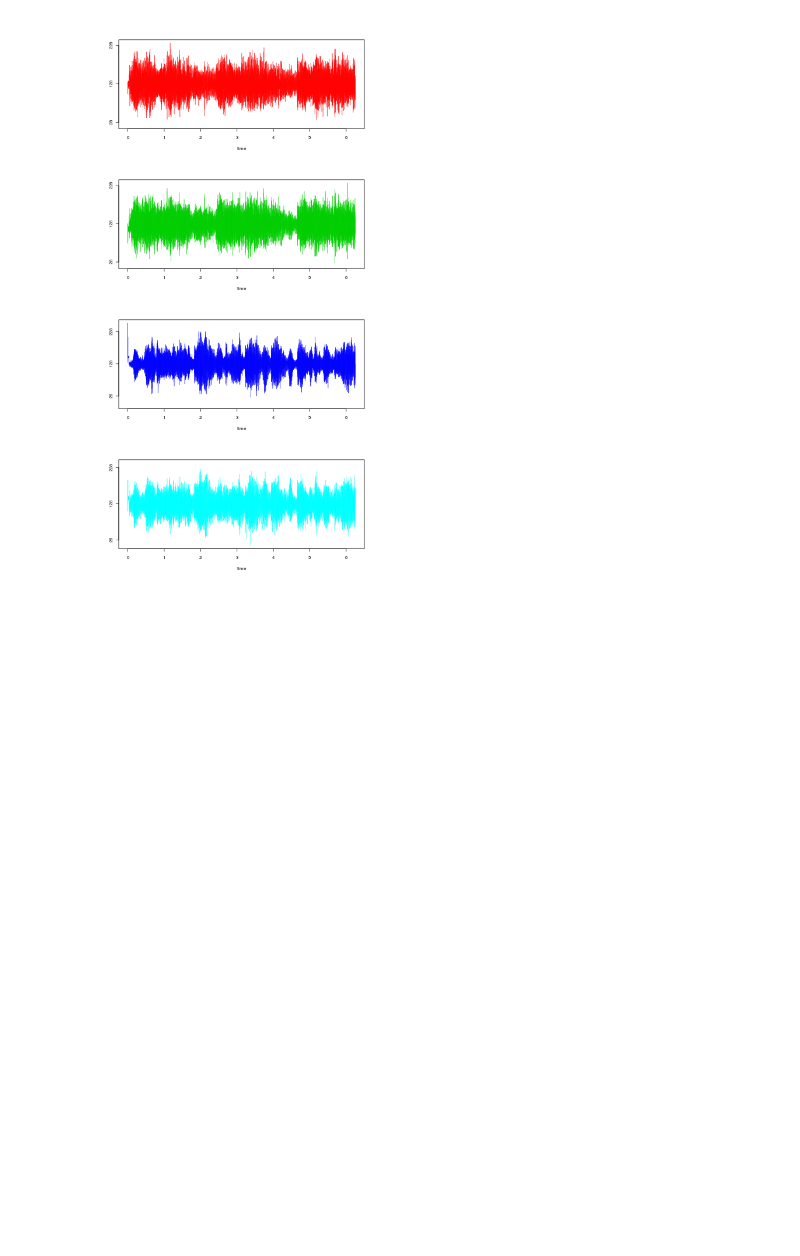
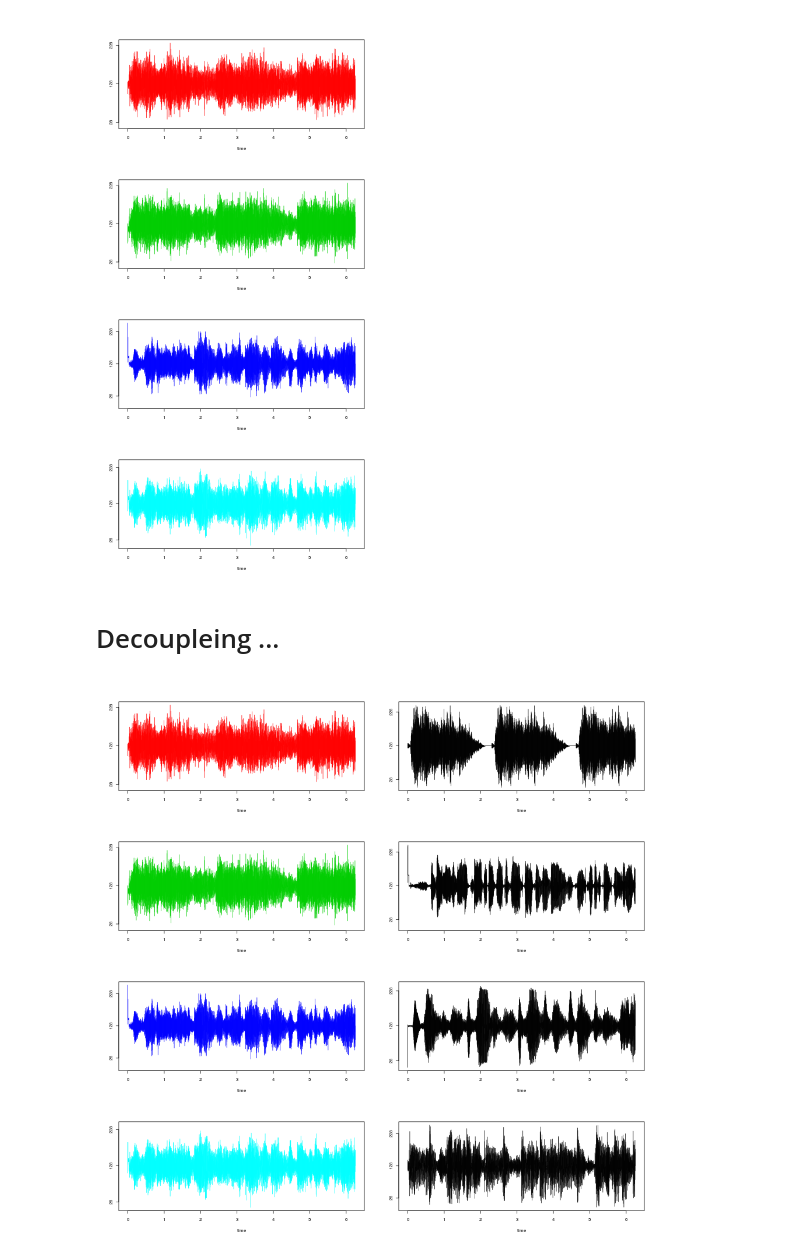
Before and after one commit to c3h3/OSSF-IntroDSwithR-20130118, a Jupyter notebook: LectureSlides.ipynb, the cells around one changed output. Saved outputs shown, nothing was run; the diff lists cells and outputs as text; code cells hidden in the pictures; blank space fills up the shorter version.

```diff
--- a/LectureSlides.ipynb
+++ b/LectureSlides.ipynb
@@ -212,3 +243,33 @@ for (i in 1:4) {
 }
 # %% [output]
 [figure]
+# %% [markdown]
+# Decoupleing ...
+# %%
+%%R
+ica_result = fastICA(origin, n.comp = 4)
+ica_source = ica_result$S
+dec_data = list()
+
+for (i in 1:4) {
+  temp = ica_source[, i]
+  temp = round((temp - min(temp))/(max(temp) - min(temp)) * max(origin) +
+                 min(origin))
+  temp = temp - min(temp)
+  temp = Wave(left = temp, samp.rate = 8000, bit = 8)
+  dec_data[[i]] = temp
+  # listen(temp)
+  writeWave(temp, paste("dec_source", as.character(i), ".wav", sep = ""))
+}
+# %%
+
+%%R -w 960 -h 960 -u px
+org_source = c("source1.wav","source2.wav","source5.wav","source9.wav")
+par(mfrow=c(4,2))
+for (i in 1:4) {
+    plot(data_list[[i]],col=i+1)
+    org_data = readWave(org_source[i])
+    plot(org_data,col=1)
+}
+# %% [output]
+[figure, added]
```
Also changed, not shown: parts of 14 cells of this notebook, 13 other files.
